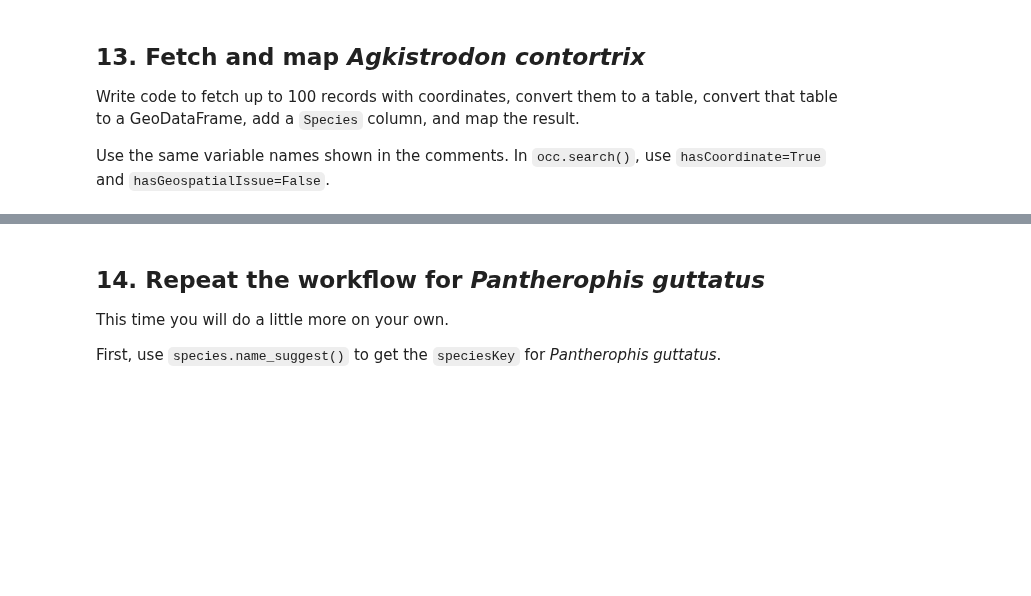
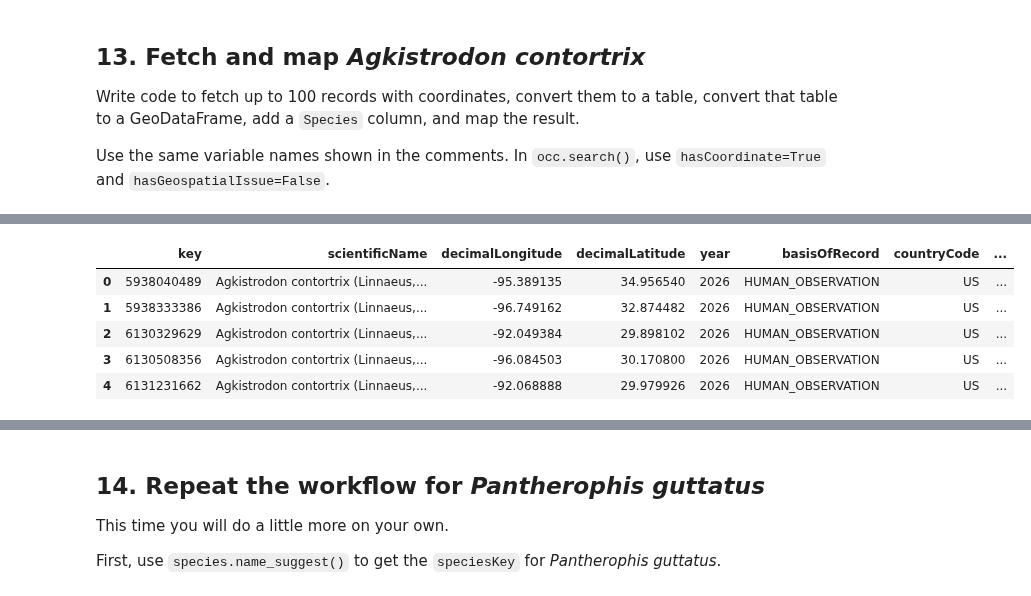
Before and after one commit to Ruddyduck13/BIO597-SpatialBiodiversity, a Jupyter notebook: docs/assignments/Assignment-02-pygbif.ipynb, the cells around one changed output, grey strips where cells are left out. Cells and saved outputs as stored; diff of their text form; code cells hidden in the pictures; blank space fills up the shorter version.

```diff
--- a/docs/assignments/Assignment-02-pygbif.ipynb
+++ b/docs/assignments/Assignment-02-pygbif.ipynb
@@ -164,0 +282,10 @@ Use the same variable names shown in the comments. In `occ.search()`, use `hasCo
+# %%
+contortrix_small["species"] = "Agkistrodon contortrix"
+contortrix_small.head()
+# %% [output]
+|  | key | scientificName | decimalLongitude | decimalLatitude | year | basisOfRecord | countryCode | ... |
+| 0 | 5938040489 | Agkistrodon contortrix (Linnaeus,... | -95.389135 | 34.956540 | 2026 | HUMAN_OBSERVATION | US | ... |
+| 1 | 5938333386 | Agkistrodon contortrix (Linnaeus,... | -96.749162 | 32.874482 | 2026 | HUMAN_OBSERVATION | US | ... |
+| 2 | 6130329629 | Agkistrodon contortrix (Linnaeus,... | -92.049384 | 29.898102 | 2026 | HUMAN_OBSERVATION | US | ... |
+| 3 | 6130508356 | Agkistrodon contortrix (Linnaeus,... | -96.084503 | 30.170800 | 2026 | HUMAN_OBSERVATION | US | ... |
+| 4 | 6131231662 | Agkistrodon contortrix (Linnaeus,... | -92.068888 | 29.979926 | 2026 | HUMAN_OBSERVATION | US | ... |
```
Also changed, not shown: parts of 40 cells of this notebook.
